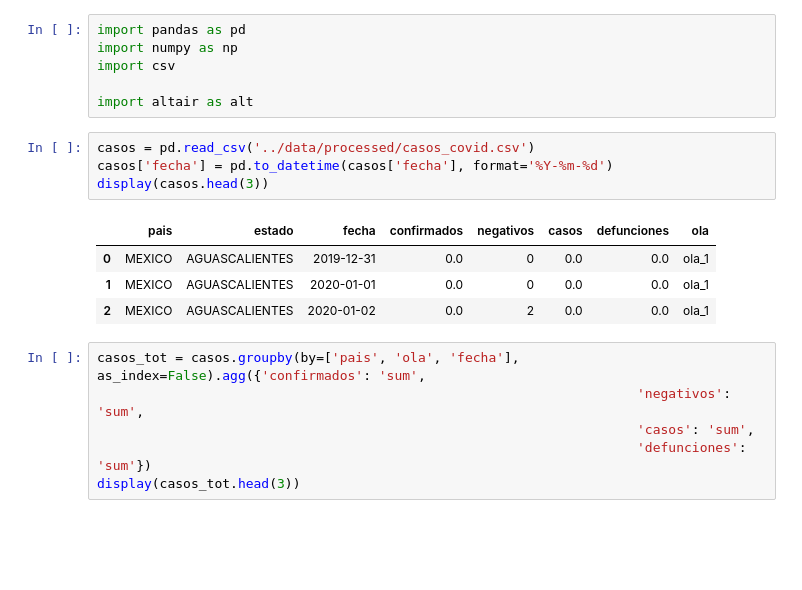
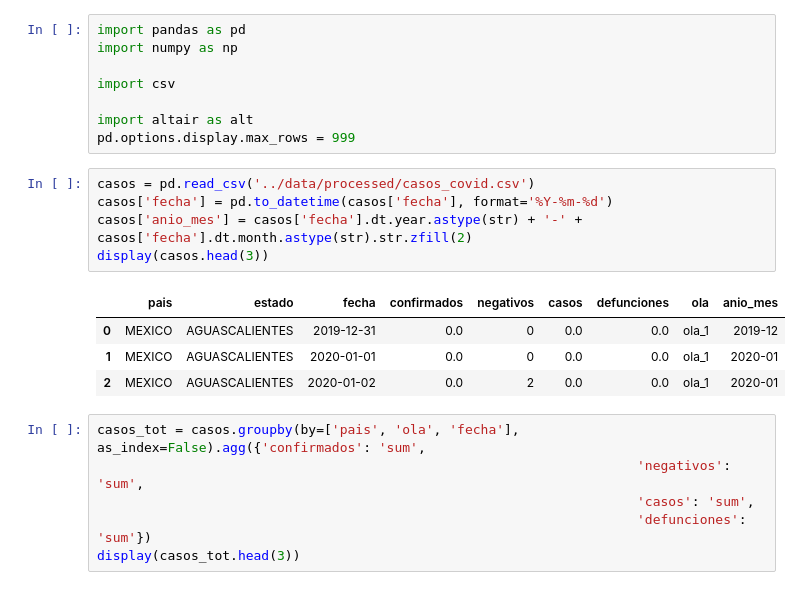
Before and after one commit to famenor/viz_demo, a Jupyter notebook: scripts/02_graficas_parte_01.ipynb, the cells around one changed output. Saved outputs shown, nothing was run; the diff lists cells and outputs as text; blank space fills up the shorter version.

```diff
--- a/scripts/02_graficas.ipynb
+++ b/scripts/02_graficas_parte_01.ipynb
@@ -1,18 +1,21 @@
 # %%
 import pandas as pd
 import numpy as np
+
 import csv
 
 import altair as alt
+pd.options.display.max_rows = 999
 # %%
 casos = pd.read_csv('../data/processed/casos_covid.csv')
 casos['fecha'] = pd.to_datetime(casos['fecha'], format='%Y-%m-%d')
+casos['anio_mes'] = casos['fecha'].dt.year.astype(str) + '-' + casos['fecha'].dt.month.astype(str).str.zfill(2)
 display(casos.head(3))
 # %% [output]
-|  | pais | estado | fecha | confirmados | negativos | casos | defunciones | ola |
-| 0 | MEXICO | AGUASCALIENTES | 2019-12-31 | 0.0 | 0 | 0.0 | 0.0 | ola_1 |
-| 1 | MEXICO | AGUASCALIENTES | 2020-01-01 | 0.0 | 0 | 0.0 | 0.0 | ola_1 |
-| 2 | MEXICO | AGUASCALIENTES | 2020-01-02 | 0.0 | 2 | 0.0 | 0.0 | ola_1 |
+|  | pais | estado | fecha | confirmados | negativos | casos | defunciones | ola | anio_mes |
+| 0 | MEXICO | AGUASCALIENTES | 2019-12-31 | 0.0 | 0 | 0.0 | 0.0 | ola_1 | 2019-12 |
+| 1 | MEXICO | AGUASCALIENTES | 2020-01-01 | 0.0 | 0 | 0.0 | 0.0 | ola_1 | 2020-01 |
+| 2 | MEXICO | AGUASCALIENTES | 2020-01-02 | 0.0 | 2 | 0.0 | 0.0 | ola_1 | 2020-01 |
 # %%
 casos_tot = casos.groupby(by=['pais', 'ola', 'fecha'], as_index=False).agg({'confirmados': 'sum',
                                                                      'negativos': 'sum',
```
Also changed, not shown: parts of 9 cells of this notebook, 1 other file.
